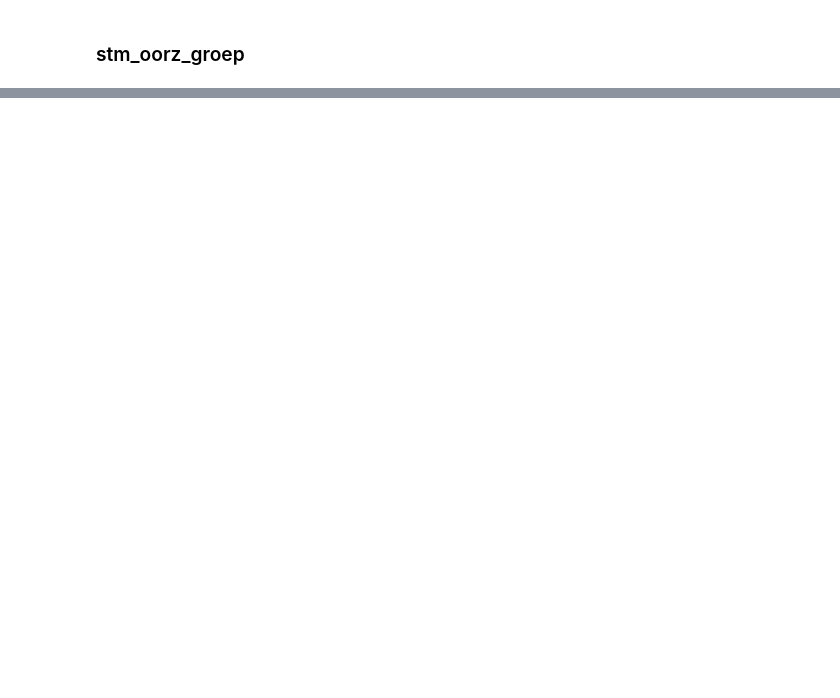
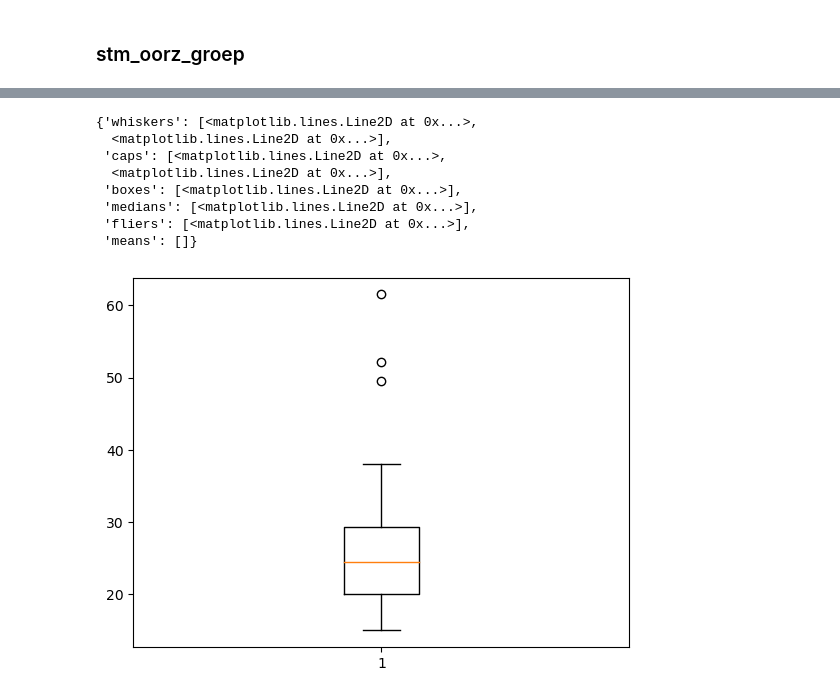
Before and after one commit to GuuscoNL/data-driven-business, a Jupyter notebook: DataExploration.ipynb, the cells around one changed output, grey strips where cells are left out. Saved outputs shown, nothing was run; the diff lists cells and outputs as text; code cells hidden in the pictures; blank space fills up the shorter version.

Commit message:
geo en contract onderzocht

```diff
--- a/DataExploration.ipynb
+++ b/DataExploration.ipynb
@@ -179,0 +279,18 @@ df['stm_oorz_code'].value_counts()
+# %%
+contract_time = []
+for cont in df['stm_contractgeb_mld'].unique():
+    contract_time.append(df[(df.stm_contractgeb_mld == cont) & (df.stm_oorz_code == 225)]['anm_tot_fh'].median())
+
+contract_time = [x for x in contract_time if str(x) != 'nan']
+
+plt.boxplot(contract_time)
+# %% [output]
+{'whiskers': [<matplotlib.lines.Line2D at 0x...>,
+  <matplotlib.lines.Line2D at 0x...>],
+ 'caps': [<matplotlib.lines.Line2D at 0x...>,
+  <matplotlib.lines.Line2D at 0x...>],
+ 'boxes': [<matplotlib.lines.Line2D at 0x...>],
+ 'medians': [<matplotlib.lines.Line2D at 0x...>],
+ 'fliers': [<matplotlib.lines.Line2D at 0x...>],
+ 'means': []}
+[figure, added]
```
Also changed, not shown: parts of 11 cells of this notebook.
